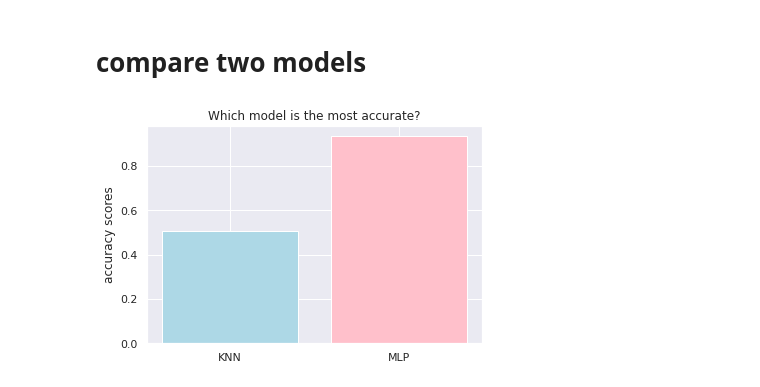
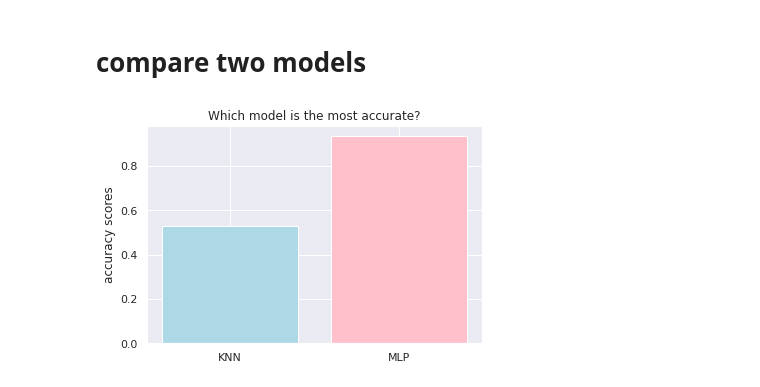
Before and after one commit to SripaliManimekala/machineLearning, a Jupyter notebook: AS2019445_MLassignment.ipynb, the cells around one changed output. Drawn from its saved outputs; the diff is of its cells as text; code cells hidden in the pictures.

```diff
--- a/AS2019445_MLassignment.ipynb
+++ b/AS2019445_MLassignment.ipynb
@@ -654,11 +654,11 @@ True class =  [0. 0. 0. 1.] Predicted class =  3
 import matplotlib.pyplot as plt
 # %%
 models = ['KNN','MLP']
-acc_scores = [0.50824, 0.9350]
+acc_scores = [0.5274, 0.9350]
 
 plt.bar(models, acc_scores, color=['lightblue', 'pink'])
 plt.ylabel("accuracy scores")
 plt.title("Which model is the most accurate?")
 plt.show()
 # %% [output]
-[figure, old version]
+[figure, new version]
```
Also changed, not shown: parts of 4 cells of this notebook.
